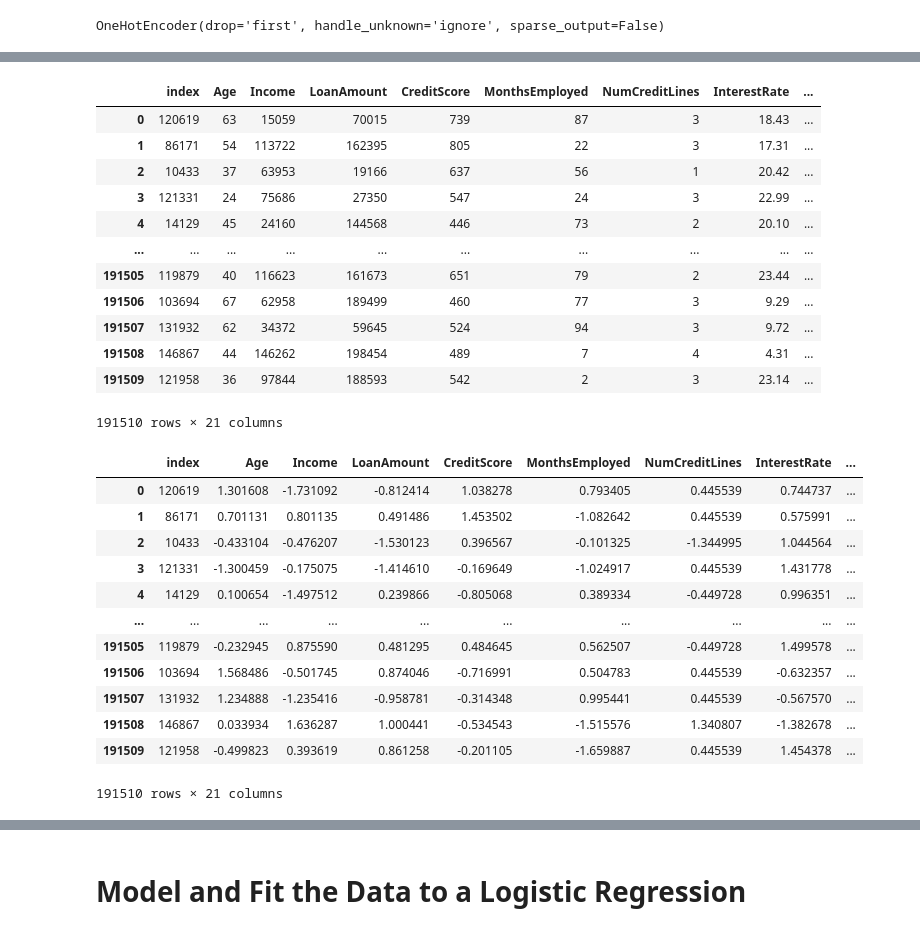
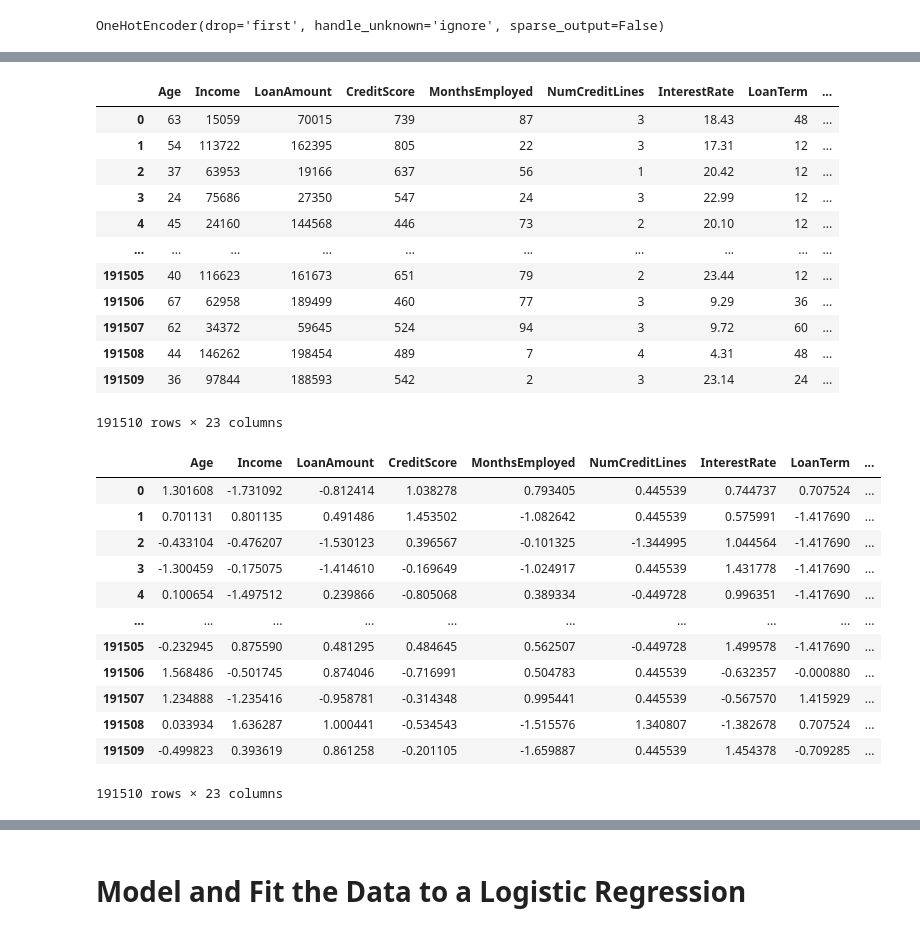
Before and after one commit to wrdhall3/loan-default-project, a Jupyter notebook: loan_default_project.ipynb, the cells around one changed output, grey strips where cells are left out. Cells and saved outputs as stored; diff of their text form; code cells hidden in the pictures.

```diff
--- a/loan_default_project.ipynb
+++ b/loan_default_project.ipynb
@@ -182,0 +233,2 @@ plot_histograms_fixed_bins(loan_default_df, numerical_columns, bins=5)
+# %%
+loan_default_df['Financial_Obligations'] = loan_default_df['HasMortgage'].map({'Yes': 1, 'No': 0}) + loan_default_df['HasDependents'].map({'Yes': 1, 'No': 0})
@@ -182,0 +281,2 @@ plot_histograms_fixed_bins(loan_default_df, numerical_columns, bins=5)
+# %%
+loan_default_df['LoanAmountToIncomeRatio'] = loan_default_df['LoanAmount'] / loan_default_df['Income']
@@ -182,0 +321,2 @@ plot_histograms_fixed_bins(loan_default_df, numerical_columns, bins=5)
+# %%
+loan_default_df['TotalDebtToIncomeRatio'] = loan_default_df['DTIRatio'] + loan_default_df['Financial_Obligations']
@@ -296,7 +516,7 @@ OneHotEncoder(drop='first', handle_unknown='ignore', sparse_output=False)
 # Make sure to return a dataframe
 def encode_categorical(X_data):
     # Separate numeric columns
-    X_data_numeric = X_data.select_dtypes(include='number').reset_index()
+    X_data_numeric = X_data.select_dtypes(include='number').reset_index(drop=True)
 
     # Multicolumn encoders first
     employment_type_feature_names = encode_employment_type.get_feature_names_out(['EmploymentType'])  # Pass the original column name to get_feature_names_out
@@ -317,14 +537,6 @@ def encode_categorical(X_data):
     has_cosigner_feature_names = encode_has_cosigner.get_feature_names_out(['HasCoSigner'])
     encode_has_cosigner_df = pd.DataFrame(encode_has_cosigner.transform(X_data['HasCoSigner'].values.reshape(-1, 1)), columns=has_cosigner_feature_names)
 
-    #Display dfs
-    #display(employment_type_encoded_df.head())
-    #display(marital_status_encoded_df.head())
-    #display(has_mortgage_encoded_df.head())
-    #display(has_dependents_encoded_df.head())
-    #isplay(loan_purpose_encoded_df.head())
-    #isplay(encode_has_cosigner_df.head())
-
     # Concat all dfs together
     dfs = [X_data_numeric, employment_type_encoded_df, has_mortgage_encoded_df, has_dependents_encoded_df, loan_purpose_encoded_df, encode_has_cosigner_df ]
     X_data_encoded = pd.concat(dfs, axis=1)
@@ -350,42 +552,42 @@ X_train_encoded.head()
 # %%
 X_train_encoded
 # %% [output]
-|  | index | Age | Income | LoanAmount | CreditScore | MonthsEmployed | NumCreditLines | InterestRate | ... |
-| 0 | 120619 | 63 | 15059 | 70015 | 739 | 87 | 3 | 18.43 | ... |
-| 1 | 86171 | 54 | 113722 | 162395 | 805 | 22 | 3 | 17.31 | ... |
-| 2 | 10433 | 37 | 63953 | 19166 | 637 | 56 | 1 | 20.42 | ... |
-| 3 | 121331 | 24 | 75686 | 27350 | 547 | 24 | 3 | 22.99 | ... |
-| 4 | 14129 | 45 | 24160 | 144568 | 446 | 73 | 2 | 20.10 | ... |
+|  | Age | Income | LoanAmount | CreditScore | MonthsEmployed | NumCreditLines | InterestRate | LoanTerm | ... |
+| 0 | 63 | 15059 | 70015 | 739 | 87 | 3 | 18.43 | 48 | ... |
+| 1 | 54 | 113722 | 162395 | 805 | 22 | 3 | 17.31 | 12 | ... |
+| 2 | 37 | 63953 | 19166 | 637 | 56 | 1 | 20.42 | 12 | ... |
+| 3 | 24 | 75686 | 27350 | 547 | 24 | 3 | 22.99 | 12 | ... |
+| 4 | 45 | 24160 | 144568 | 446 | 73 | 2 | 20.10 | 12 | ... |
 | ... | ... | ... | ... | ... | ... | ... | ... | ... | ... |
-| 191505 | 119879 | 40 | 116623 | 161673 | 651 | 79 | 2 | 23.44 | ... |
-| 191506 | 103694 | 67 | 62958 | 189499 | 460 | 77 | 3 | 9.29 | ... |
-| 191507 | 131932 | 62 | 34372 | 59645 | 524 | 94 | 3 | 9.72 | ... |
-| 191508 | 146867 | 44 | 146262 | 198454 | 489 | 7 | 4 | 4.31 | ... |
-| 191509 | 121958 | 36 | 97844 | 188593 | 542 | 2 | 3 | 23.14 | ... |
+| 191505 | 40 | 116623 | 161673 | 651 | 79 | 2 | 23.44 | 12 | ... |
+| 191506 | 67 | 62958 | 189499 | 460 | 77 | 3 | 9.29 | 36 | ... |
+| 191507 | 62 | 34372 | 59645 | 524 | 94 | 3 | 9.72 | 60 | ... |
+| 191508 | 44 | 146262 | 198454 | 489 | 7 | 4 | 4.31 | 48 | ... |
+| 191509 | 36 | 97844 | 188593 | 542 | 2 | 3 | 23.14 | 24 | ... |
-191510 rows × 21 columns
+191510 rows × 23 columns
 # %%
 #List of numerical columns
-numerical_columns = ['Age',	'Income',	'LoanAmount',	'CreditScore',	'MonthsEmployed',	'NumCreditLines',	'InterestRate',	'LoanTerm',	'DTIRatio']
+numerical_columns_for_scaling = ['Age',	'Income',	'LoanAmount',	'CreditScore',	'MonthsEmployed',	'NumCreditLines',	'InterestRate',	'LoanTerm',	'DTIRatio', 'Financial_Obligations', 'LoanAmountToIncomeRatio', 'TotalDebtToIncomeRatio']
 
 scaler = StandardScaler()
 
-X_train_encoded[numerical_columns] = scaler.fit_transform(X_train_encoded[numerical_columns])
+X_train_encoded[numerical_columns_for_scaling] = scaler.fit_transform(X_train_encoded[numerical_columns_for_scaling])
 
 X_train_encoded
 # %% [output]
-|  | index | Age | Income | LoanAmount | CreditScore | MonthsEmployed | NumCreditLines | InterestRate | ... |
-| 0 | 120619 | 1.301608 | -1.731092 | -0.812414 | 1.038278 | 0.793405 | 0.445539 | 0.744737 | ... |
-| 1 | 86171 | 0.701131 | 0.801135 | 0.491486 | 1.453502 | -1.082642 | 0.445539 | 0.575991 | ... |
-| 2 | 10433 | -0.433104 | -0.476207 | -1.530123 | 0.396567 | -0.101325 | -1.344995 | 1.044564 | ... |
-| 3 | 121331 | -1.300459 | -0.175075 | -1.414610 | -0.169649 | -1.024917 | 0.445539 | 1.431778 | ... |
-| 4 | 14129 | 0.100654 | -1.497512 | 0.239866 | -0.805068 | 0.389334 | -0.449728 | 0.996351 | ... |
+|  | Age | Income | LoanAmount | CreditScore | MonthsEmployed | NumCreditLines | InterestRate | LoanTerm | ... |
+| 0 | 1.301608 | -1.731092 | -0.812414 | 1.038278 | 0.793405 | 0.445539 | 0.744737 | 0.707524 | ... |
+| 1 | 0.701131 | 0.801135 | 0.491486 | 1.453502 | -1.082642 | 0.445539 | 0.575991 | -1.417690 | ... |
+| 2 | -0.433104 | -0.476207 | -1.530123 | 0.396567 | -0.101325 | -1.344995 | 1.044564 | -1.417690 | ... |
+| 3 | -1.300459 | -0.175075 | -1.414610 | -0.169649 | -1.024917 | 0.445539 | 1.431778 | -1.417690 | ... |
+| 4 | 0.100654 | -1.497512 | 0.239866 | -0.805068 | 0.389334 | -0.449728 | 0.996351 | -1.417690 | ... |
 | ... | ... | ... | ... | ... | ... | ... | ... | ... | ... |
-| 191505 | 119879 | -0.232945 | 0.875590 | 0.481295 | 0.484645 | 0.562507 | -0.449728 | 1.499578 | ... |
-| 191506 | 103694 | 1.568486 | -0.501745 | 0.874046 | -0.716991 | 0.504783 | 0.445539 | -0.632357 | ... |
-| 191507 | 131932 | 1.234888 | -1.235416 | -0.958781 | -0.314348 | 0.995441 | 0.445539 | -0.567570 | ... |
-| 191508 | 146867 | 0.033934 | 1.636287 | 1.000441 | -0.534543 | -1.515576 | 1.340807 | -1.382678 | ... |
-| 191509 | 121958 | -0.499823 | 0.393619 | 0.861258 | -0.201105 | -1.659887 | 0.445539 | 1.454378 | ... |
+| 191505 | -0.232945 | 0.875590 | 0.481295 | 0.484645 | 0.562507 | -0.449728 | 1.499578 | -1.417690 | ... |
+| 191506 | 1.568486 | -0.501745 | 0.874046 | -0.716991 | 0.504783 | 0.445539 | -0.632357 | -0.000880 | ... |
+| 191507 | 1.234888 | -1.235416 | -0.958781 | -0.314348 | 0.995441 | 0.445539 | -0.567570 | 1.415929 | ... |
+| 191508 | 0.033934 | 1.636287 | 1.000441 | -0.534543 | -1.515576 | 1.340807 | -1.382678 | 0.707524 | ... |
+| 191509 | -0.499823 | 0.393619 | 0.861258 | -0.201105 | -1.659887 | 0.445539 | 1.454378 | -0.709285 | ... |
-191510 rows × 21 columns
+191510 rows × 23 columns
 # %%
 # Transforming the test dataset based on the fit from the training dataset
 #X_test_scaled = scaler.transform(X_test)
```
Also changed, not shown: parts of 184 cells of this notebook.
